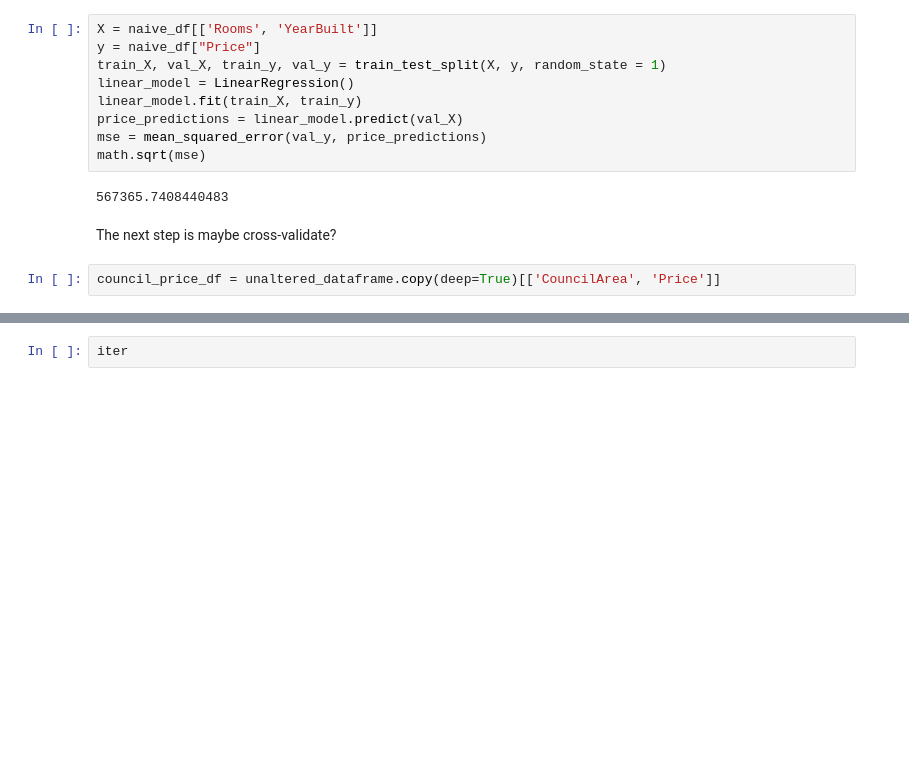
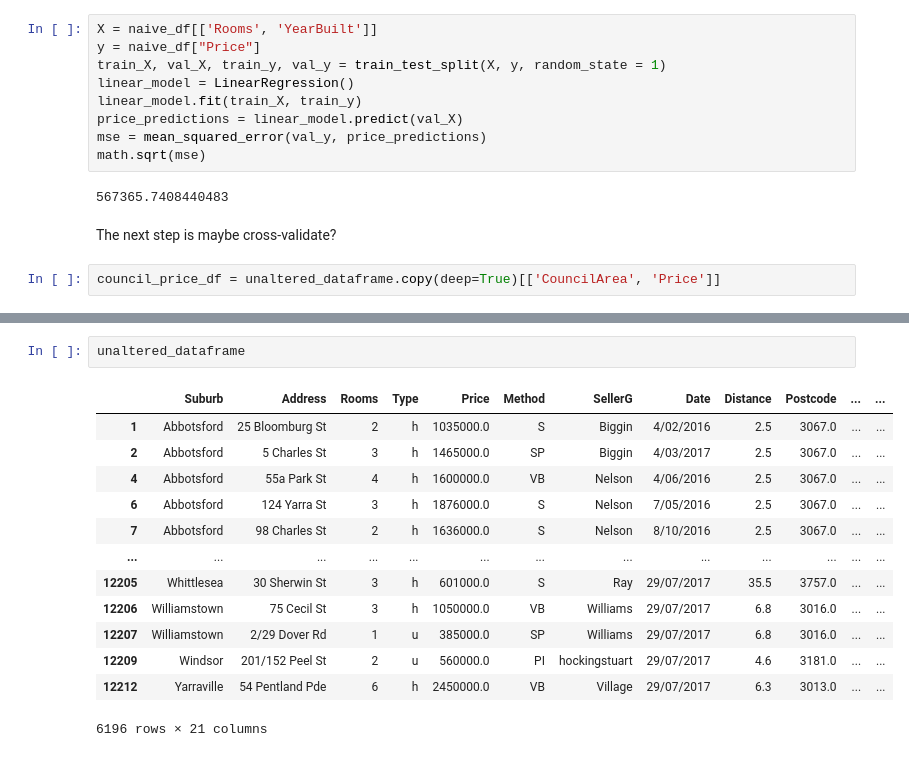
Before and after one commit to smdbz/data-science, a Jupyter notebook: notebooks/05_simplified_prediction.ipynb, the cells around one changed output, grey strips where cells are left out. Drawn from its saved outputs; the diff is of its cells as text; blank space fills up the shorter version.

```diff
--- a/notebooks/05_simplified_prediction.ipynb
+++ b/notebooks/05_simplified_prediction.ipynb
@@ -409,2 +409,16 @@ np.float64(1647217.3603448276)
 # %%
-iter
+unaltered_dataframe
+# %% [output]
+|  | Suburb | Address | Rooms | Type | Price | Method | SellerG | Date | Distance | Postcode | ... | ... |
+| 1 | Abbotsford | 25 Bloomburg St | 2 | h | 1035000.0 | S | Biggin | 4/02/2016 | 2.5 | 3067.0 | ... | ... |
+| 2 | Abbotsford | 5 Charles St | 3 | h | 1465000.0 | SP | Biggin | 4/03/2017 | 2.5 | 3067.0 | ... | ... |
+| 4 | Abbotsford | 55a Park St | 4 | h | 1600000.0 | VB | Nelson | 4/06/2016 | 2.5 | 3067.0 | ... | ... |
+| 6 | Abbotsford | 124 Yarra St | 3 | h | 1876000.0 | S | Nelson | 7/05/2016 | 2.5 | 3067.0 | ... | ... |
+| 7 | Abbotsford | 98 Charles St | 2 | h | 1636000.0 | S | Nelson | 8/10/2016 | 2.5 | 3067.0 | ... | ... |
+| ... | ... | ... | ... | ... | ... | ... | ... | ... | ... | ... | ... | ... |
+| 12205 | Whittlesea | 30 Sherwin St | 3 | h | 601000.0 | S | Ray | 29/07/2017 | 35.5 | 3757.0 | ... | ... |
+| 12206 | Williamstown | 75 Cecil St | 3 | h | 1050000.0 | VB | Williams | 29/07/2017 | 6.8 | 3016.0 | ... | ... |
+| 12207 | Williamstown | 2/29 Dover Rd | 1 | u | 385000.0 | SP | Williams | 29/07/2017 | 6.8 | 3016.0 | ... | ... |
+| 12209 | Windsor | 201/152 Peel St | 2 | u | 560000.0 | PI | hockingstuart | 29/07/2017 | 4.6 | 3181.0 | ... | ... |
+| 12212 | Yarraville | 54 Pentland Pde | 6 | h | 2450000.0 | VB | Village | 29/07/2017 | 6.3 | 3013.0 | ... | ... |
+6196 rows × 21 columns
```
Also changed, not shown: parts of 17 cells of this notebook, 3 other files.
